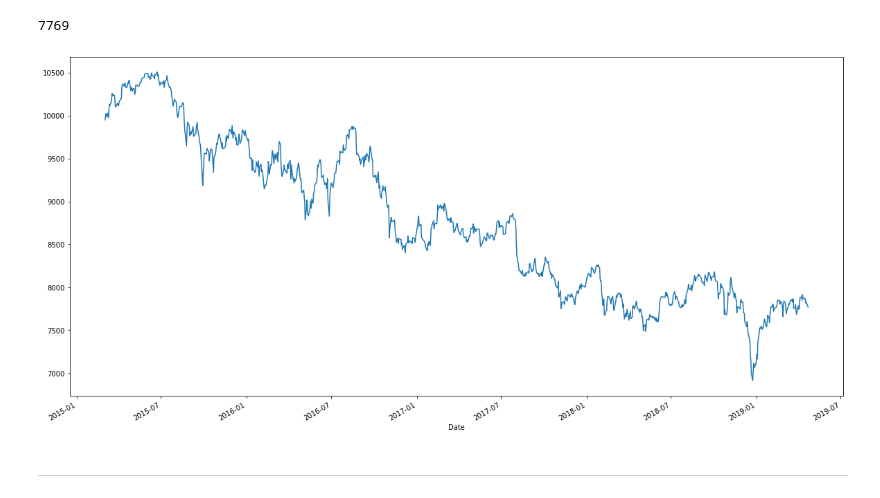
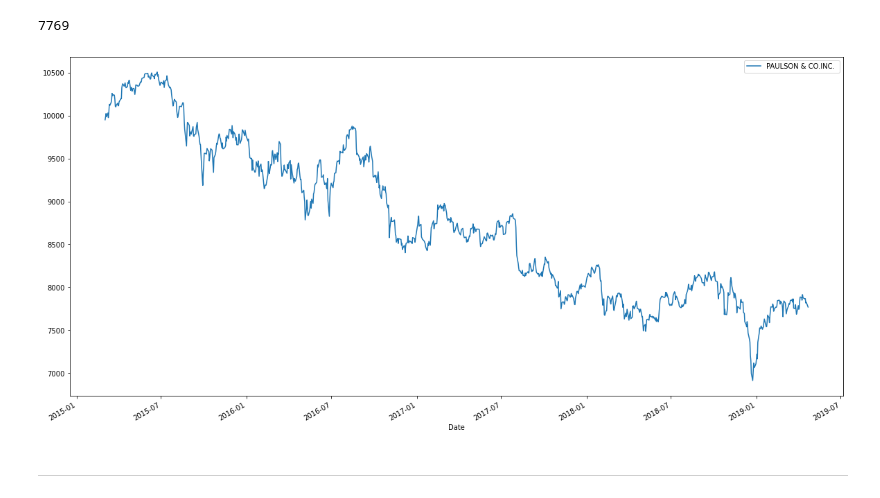
Before and after one commit to jordan-gilmartin/pandas-portfolio-analysis, a Jupyter notebook: whale_analysis.ipynb, the cells around one changed output. Drawn from its saved outputs; the diff is of its cells as text; code cells hidden in the pictures.

```diff
--- a/whale_analysis.ipynb
+++ b/whale_analysis.ipynb
@@ -406,9 +411,9 @@ PAULSON_ending_balance.round().astype(int)
 # %% [output]
 7769
 # %%
-PAULSON_profit.plot(figsize=(20,10));
+PAULSON_profit.plot(figsize=(20,10), legend=True);
 # %% [output]
-[figure, old version]
+[figure, new version]
 # %% [markdown]
 ---
 # %% [markdown]
```
Also changed, not shown: parts of 5 cells of this notebook, 5 other files.
